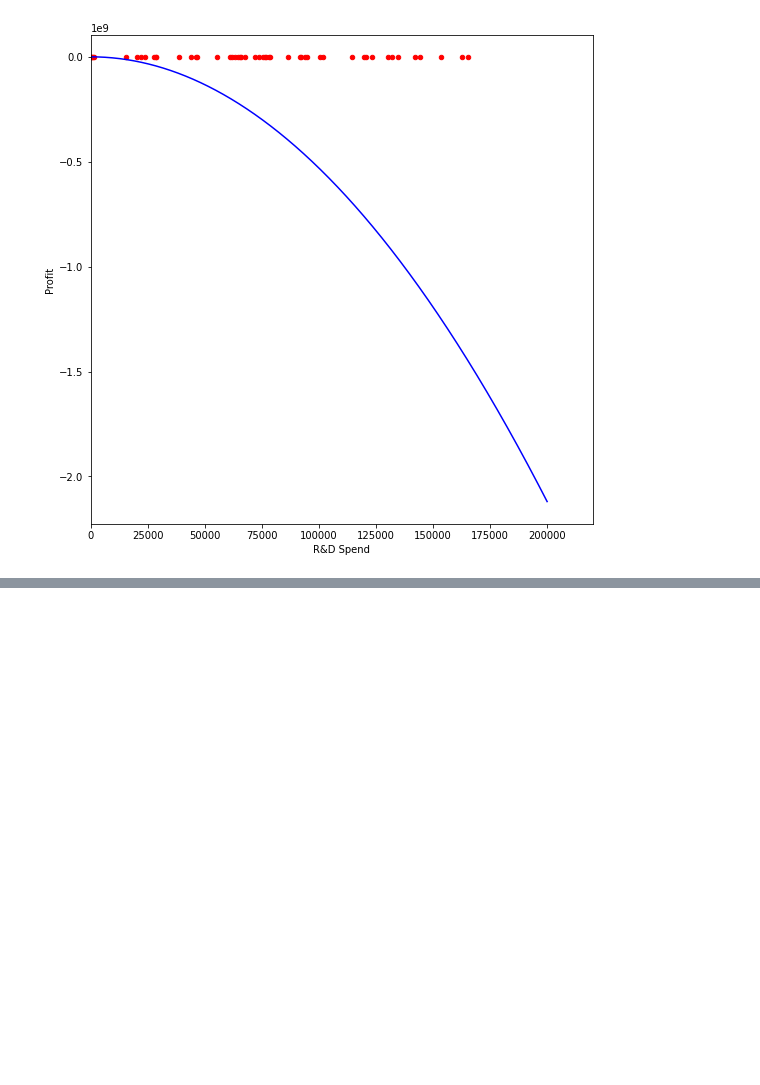
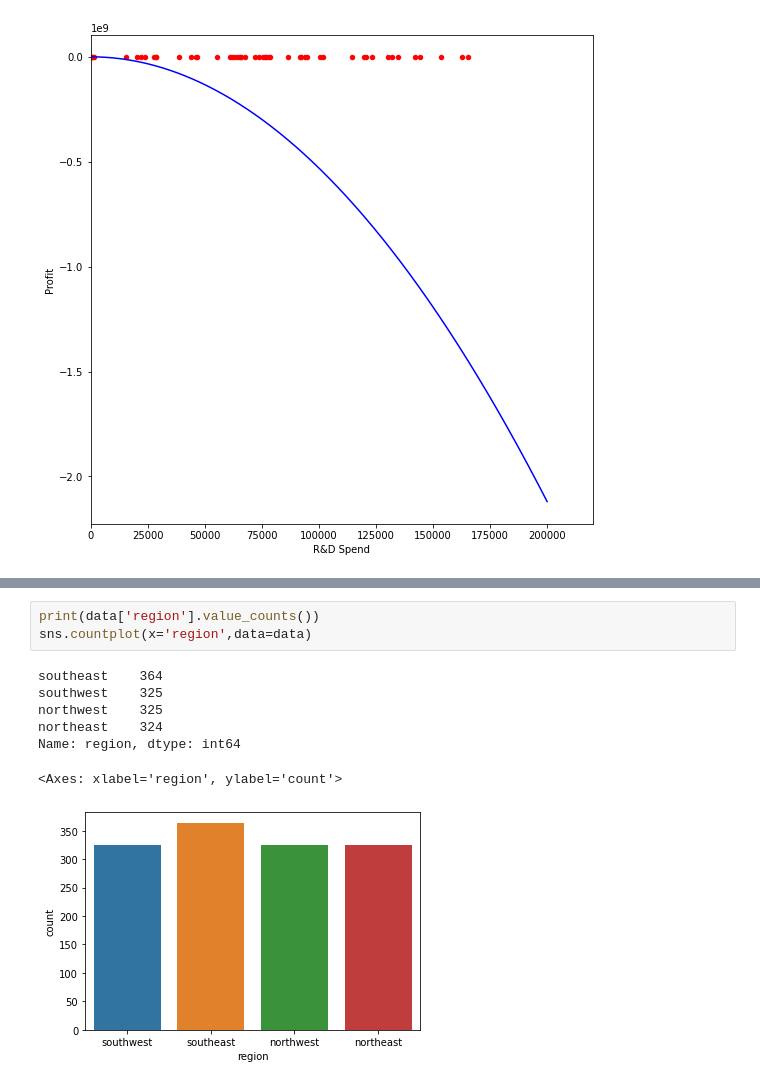
Before and after one commit to MinhQuan0000/AI_week7, a Jupyter notebook: Copy_of_Welcome_To_Colaboratory.ipynb, the cells around one changed output, grey strips where cells are left out. Cells and saved outputs as stored; diff of their text form; blank space fills up the shorter version.

```diff
--- a/Copy_of_Welcome_To_Colaboratory.ipynb
+++ b/Copy_of_Welcome_To_Colaboratory.ipynb
@@ -464,0 +516,11 @@ plt.plot(range,y_pred,color='blue')
+# %%
+print(data['region'].value_counts())
+sns.countplot(x='region',data=data)
+# %% [output]
+southeast    364
+southwest    325
+northwest    325
+northeast    324
+Name: region, dtype: int64
+<Axes: xlabel='region', ylabel='count'>
+[figure, added]
```
Also changed, not shown: parts of 13 cells of this notebook.
